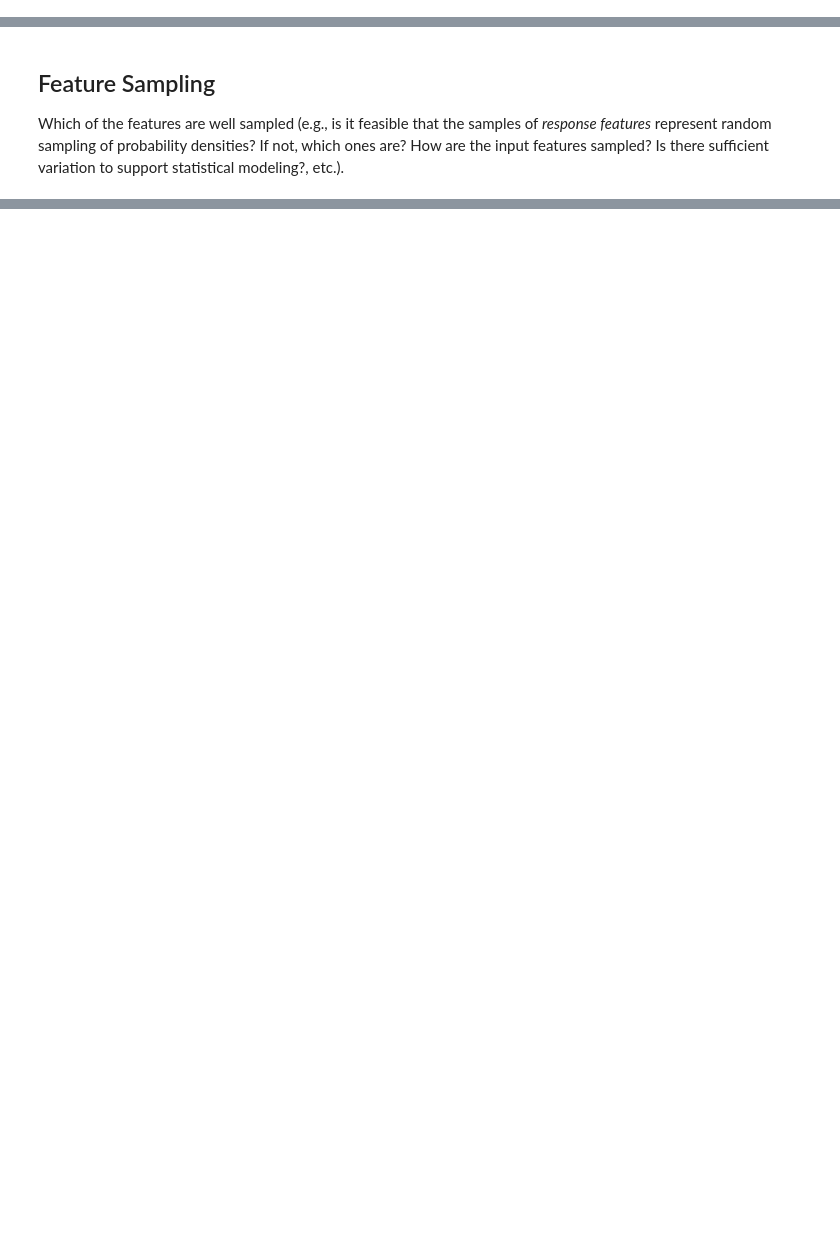
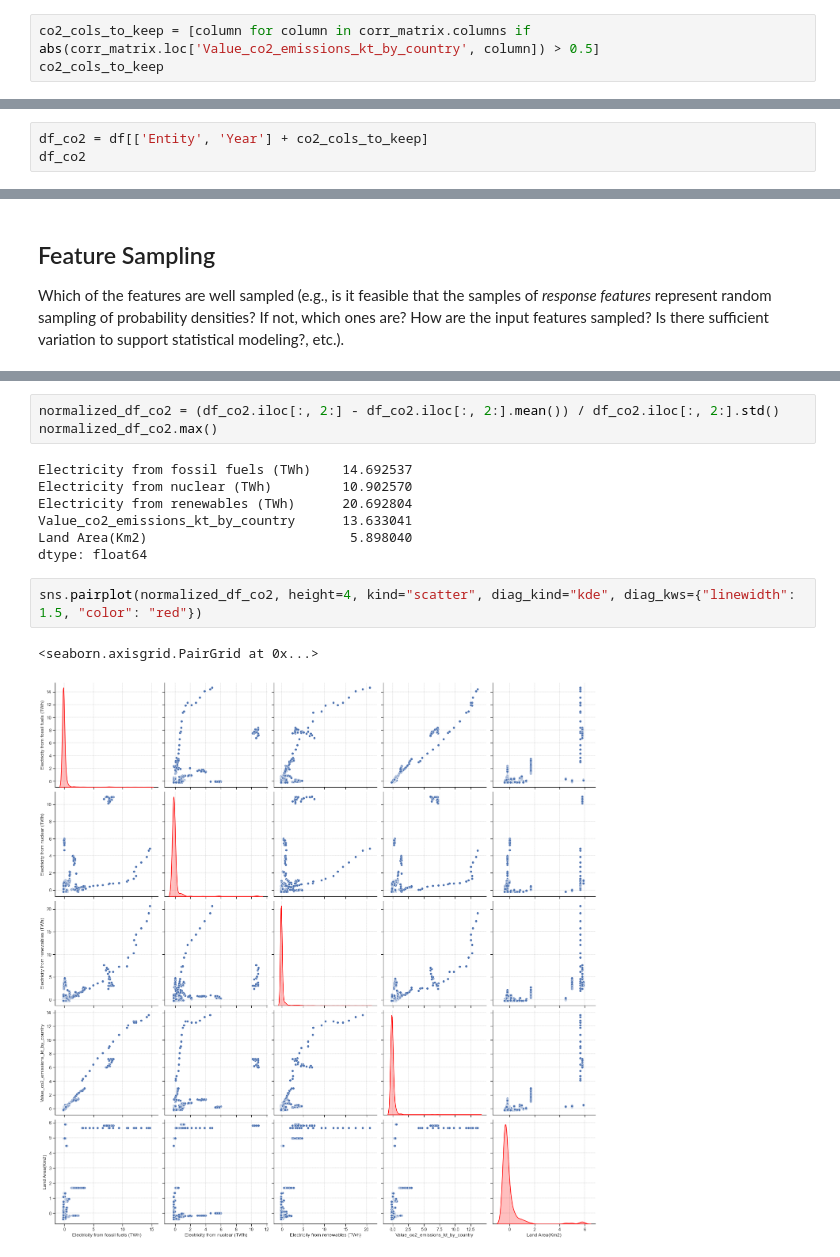
Before and after one commit to lethib/ME_8803_final_project, a Jupyter notebook: EDA/dataset_sampling.ipynb, the cells around one changed output, grey strips where cells are left out. Saved outputs shown, nothing was run; the diff lists cells and outputs as text; blank space fills up the shorter version.

```diff
--- a/EDA/dataset_sampling.ipynb
+++ b/EDA/dataset_sampling.ipynb
@@ -4,0 +45,3 @@ The aim of this notebook is to provide information about features sampling in or
+# %%
+co2_cols_to_keep = [column for column in corr_matrix.columns if abs(corr_matrix.loc['Value_co2_emissions_kt_by_country', column]) > 0.5]
+co2_cols_to_keep
@@ -4,0 +54,3 @@ The aim of this notebook is to provide information about features sampling in or
+# %%
+df_co2 = df[['Entity', 'Year'] + co2_cols_to_keep]
+df_co2
@@ -49,0 +103,15 @@ c.map_lower(corrdot)
+# %%
+normalized_df_co2 = (df_co2.iloc[:, 2:] - df_co2.iloc[:, 2:].mean()) / df_co2.iloc[:, 2:].std()
+normalized_df_co2.max()
+# %% [output]
+Electricity from fossil fuels (TWh)    14.692537
+Electricity from nuclear (TWh)         10.902570
+Electricity from renewables (TWh)      20.692804
+Value_co2_emissions_kt_by_country      13.633041
+Land Area(Km2)                          5.898040
+dtype: float64
+# %%
+sns.pairplot(normalized_df_co2, height=4, kind="scatter", diag_kind="kde", diag_kws={"linewidth": 1.5, "color": "red"})
+# %% [output]
+<seaborn.axisgrid.PairGrid at 0x...>
+[figure, added]
```
Also changed, not shown: parts of 16 cells of this notebook, 1 other file.
